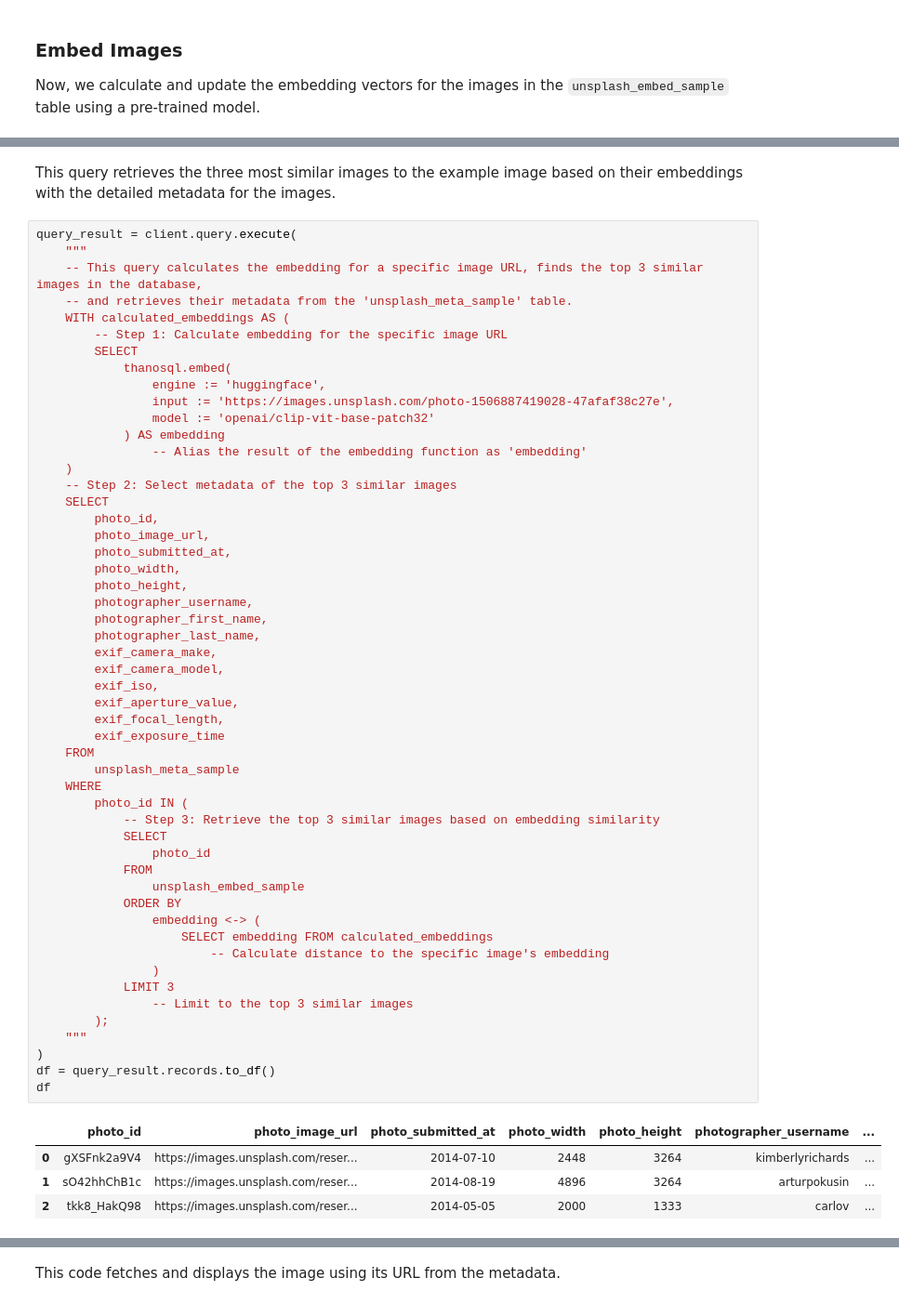
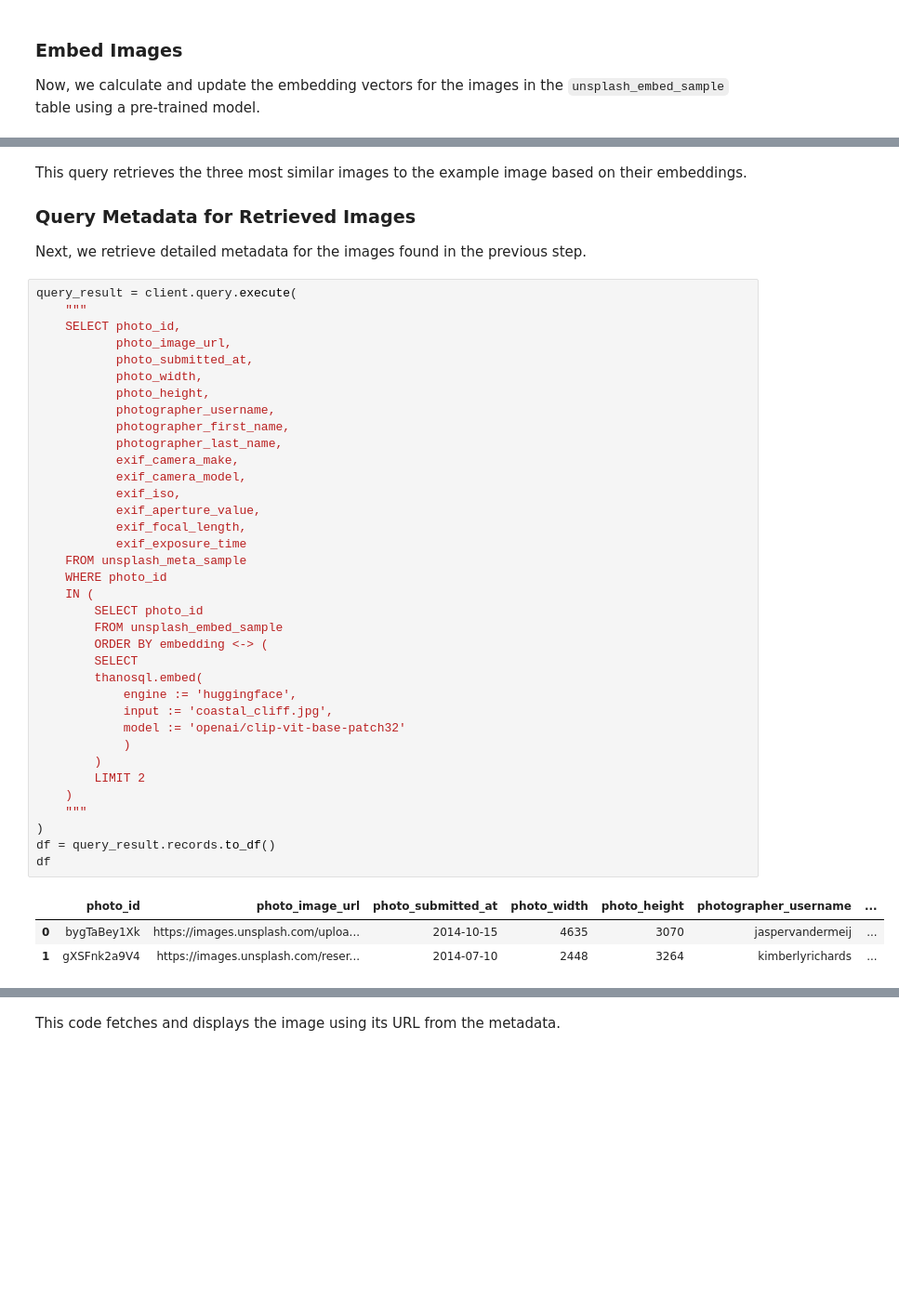
Before and after one commit to smartmind-team/mintlify-docs, a Jupyter notebook: examples/Image_Retrieval.ipynb, the cells around one changed output, grey strips where cells are left out. Shown at 93% size. Drawn from its saved outputs; the diff is of its cells as text; blank space fills up the shorter version.

```diff
--- a/examples/Image_Retrieval.ipynb
+++ b/examples/Image_Retrieval.ipynb
@@ -286,60 +284,46 @@ show_images('https://images.unsplash.com/photo-1506887419028-47afaf38c27e')
 # %% [markdown]
-This query retrieves the three most similar images to the example image based on their embeddings with the detailed metadata for the images.
+This query retrieves the three most similar images to the example image based on their embeddings.
+
+### Query Metadata for Retrieved Images
+Next, we retrieve detailed metadata for the images found in the previous step.
 # %%
 query_result = client.query.execute(
     """
-    -- This query calculates the embedding for a specific image URL, finds the top 3 similar images in the database,
-    -- and retrieves their metadata from the 'unsplash_meta_sample' table.
-    WITH calculated_embeddings AS (
-        -- Step 1: Calculate embedding for the specific image URL
+    SELECT photo_id,
+           photo_image_url,
+           photo_submitted_at,
+           photo_width,
+           photo_height,
+           photographer_username,
+           photographer_first_name,
+           photographer_last_name,
+           exif_camera_make,
+           exif_camera_model,
+           exif_iso,
+           exif_aperture_value,
+           exif_focal_length,
+           exif_exposure_time
+    FROM unsplash_meta_sample
+    WHERE photo_id
+    IN (
+        SELECT photo_id
+        FROM unsplash_embed_sample
+        ORDER BY embedding <-> (
         SELECT
-            thanosql.embed(
-                engine := 'huggingface',
-                input := 'https://images.unsplash.com/photo-1506887419028-47afaf38c27e',
-                model := 'openai/clip-vit-base-patch32'
-            ) AS embedding
-                -- Alias the result of the embedding function as 'embedding'
+        thanosql.embed(
+            engine := 'huggingface',
+            input := 'coastal_cliff.jpg',
+            model := 'openai/clip-vit-base-patch32'
+            )
+        )
+        LIMIT 2
     )
-    -- Step 2: Select metadata of the top 3 similar images
-    SELECT
-        photo_id,
-        photo_image_url,
-        photo_submitted_at,
-        photo_width,
-        photo_height,
-        photographer_username,
-        photographer_first_name,
-        photographer_last_name,
-        exif_camera_make,
-        exif_camera_model,
-        exif_iso,
-        exif_aperture_value,
-        exif_focal_length,
-        exif_exposure_time
-    FROM
-        unsplash_meta_sample
-    WHERE
-        photo_id IN (
-            -- Step 3: Retrieve the top 3 similar images based on embedding similarity
-            SELECT
-                photo_id
-            FROM
-                unsplash_embed_sample
-            ORDER BY
-                embedding <-> (
-                    SELECT embedding FROM calculated_embeddings
-                        -- Calculate distance to the specific image's embedding
-                )
-            LIMIT 3
-                -- Limit to the top 3 similar images
-        );
     """
 )
 df = query_result.records.to_df()
 df
 # %% [output]
 |  | photo_id | photo_image_url | photo_submitted_at | photo_width | photo_height | photographer_username | ... |
-| 0 | gXSFnk2a9V4 | https://images.unsplash.com/reser... | 2014-07-10 | 2448 | 3264 | kimberlyrichards | ... |
-| 1 | sO42hhChB1c | https://images.unsplash.com/reser... | 2014-08-19 | 4896 | 3264 | arturpokusin | ... |
-| 2 | tkk8_HakQ98 | https://images.unsplash.com/reser... | 2014-05-05 | 2000 | 1333 | carlov | ... |
+| 0 | bygTaBey1Xk | https://images.unsplash.com/uploa... | 2014-10-15 | 4635 | 3070 | jaspervandermeij | ... |
+| 1 | gXSFnk2a9V4 | https://images.unsplash.com/reser... | 2014-07-10 | 2448 | 3264 | kimberlyrichards | ... |
 # %% [markdown]
```
Also changed, not shown: parts of 27 cells of this notebook, 15 other files.
